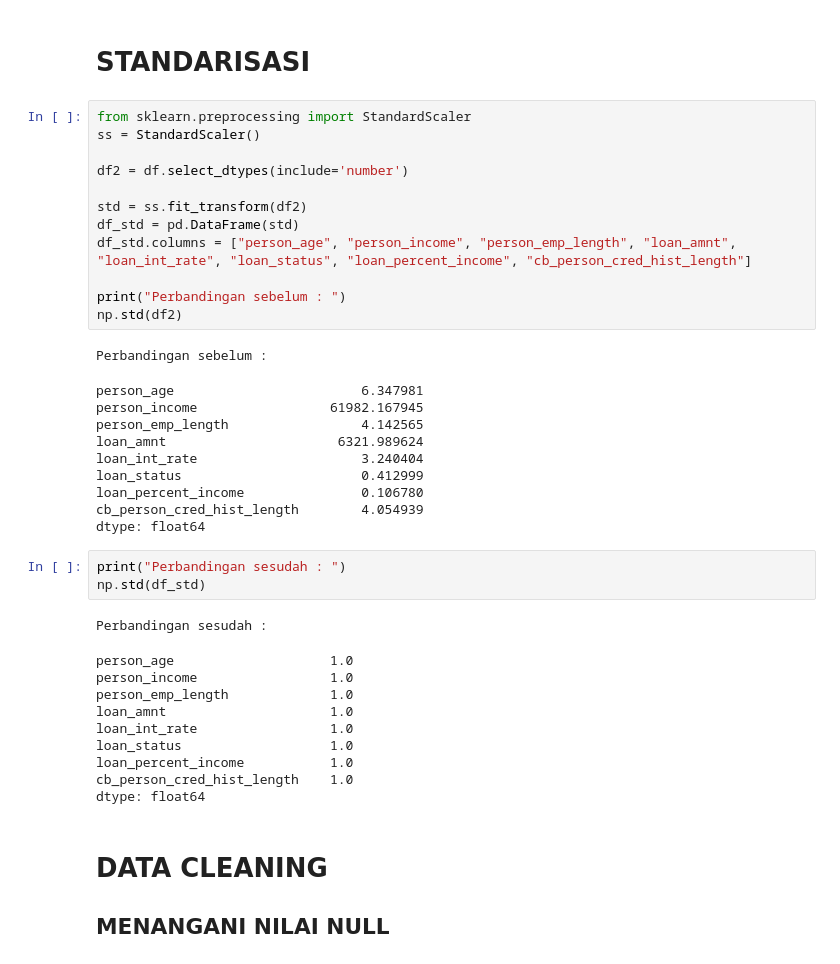
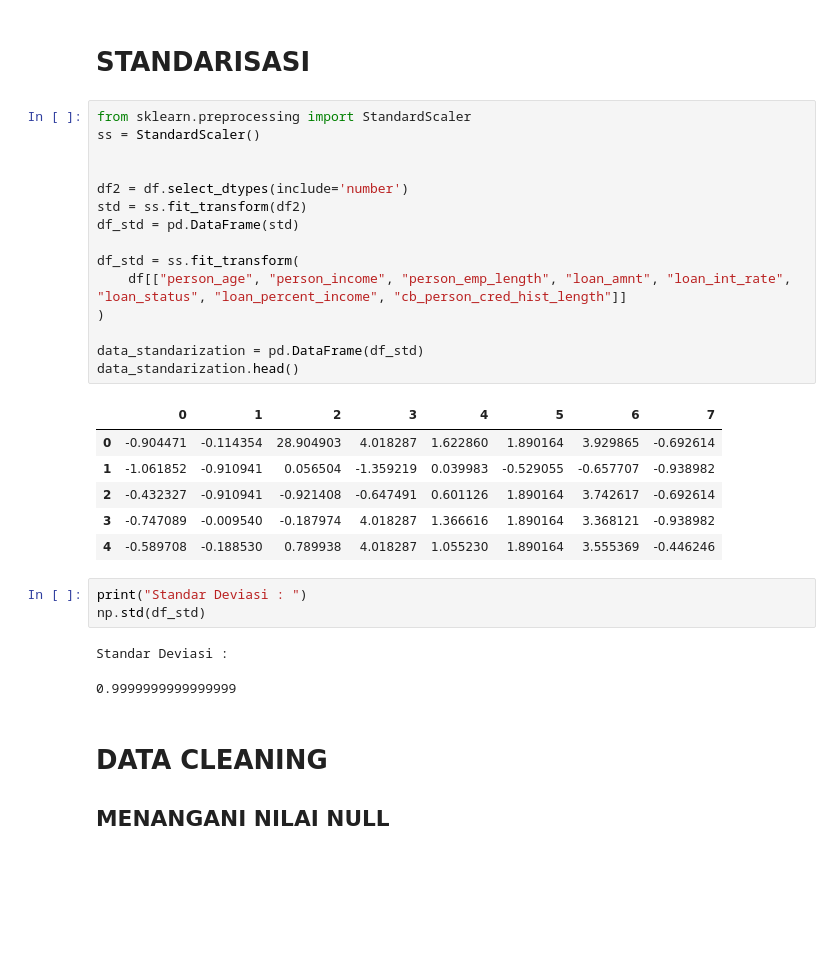
Before and after one commit to anantaYSR/Praktikum_KB, a Jupyter notebook: POSTTEST/Posttest_KB_4/2109106024_ananta-yusra_posttest4.ipynb, the cells around one changed output. Cells and saved outputs as stored; diff of their text form; blank space fills up the shorter version.

```diff
--- a/POSTTEST/Posttest_KB_4/2109106024_ananta-yusra_posttest4.ipynb
+++ b/POSTTEST/Posttest_KB_4/2109106024_ananta-yusra_posttest4.ipynb
@@ -87,40 +87,31 @@ scaled.tail()
 # %%
 from sklearn.preprocessing import StandardScaler
 ss = StandardScaler()
 
+
 df2 = df.select_dtypes(include='number')
-
 std = ss.fit_transform(df2)
 df_std = pd.DataFrame(std)
-df_std.columns = ["person_age", "person_income", "person_emp_length", "loan_amnt", "loan_int_rate", "loan_status", "loan_percent_income", "cb_person_cred_hist_length"]
 
-print("Perbandingan sebelum : ")
-np.std(df2)
+df_std = ss.fit_transform(
+    df[["person_age", "person_income", "person_emp_length", "loan_amnt", "loan_int_rate", "loan_status", "loan_percent_income", "cb_person_cred_hist_length"]]
+)
+
+data_standarization = pd.DataFrame(df_std)
+data_standarization.head()
 # %% [output]
-Perbandingan sebelum :
-person_age                        6.347981
-person_income                 61982.167945
-person_emp_length                 4.142565
-loan_amnt                      6321.989624
-loan_int_rate                     3.240404
-loan_status                       0.412999
-loan_percent_income               0.106780
-cb_person_cred_hist_length        4.054939
-dtype: float64
+|  | 0 | 1 | 2 | 3 | 4 | 5 | 6 | 7 |
+| 0 | -0.904471 | -0.114354 | 28.904903 | 4.018287 | 1.622860 | 1.890164 | 3.929865 | -0.692614 |
+| 1 | -1.061852 | -0.910941 | 0.056504 | -1.359219 | 0.039983 | -0.529055 | -0.657707 | -0.938982 |
+| 2 | -0.432327 | -0.910941 | -0.921408 | -0.647491 | 0.601126 | 1.890164 | 3.742617 | -0.692614 |
+| 3 | -0.747089 | -0.009540 | -0.187974 | 4.018287 | 1.366616 | 1.890164 | 3.368121 | -0.938982 |
+| 4 | -0.589708 | -0.188530 | 0.789938 | 4.018287 | 1.055230 | 1.890164 | 3.555369 | -0.446246 |
 # %%
-print("Perbandingan sesudah : ")
+print("Standar Deviasi : ")
 np.std(df_std)
 # %% [output]
-Perbandingan sesudah :
+Standar Deviasi :
-person_age                    1.0
-person_income                 1.0
-person_emp_length             1.0
-loan_amnt                     1.0
-loan_int_rate                 1.0
-loan_status                   1.0
-loan_percent_income           1.0
-cb_person_cred_hist_length    1.0
-dtype: float64
+0.9999999999999999
 # %% [markdown]
 # DATA CLEANING
 ## MENANGANI NILAI NULL
```
Also changed, not shown: parts of 1 cell of this notebook.
